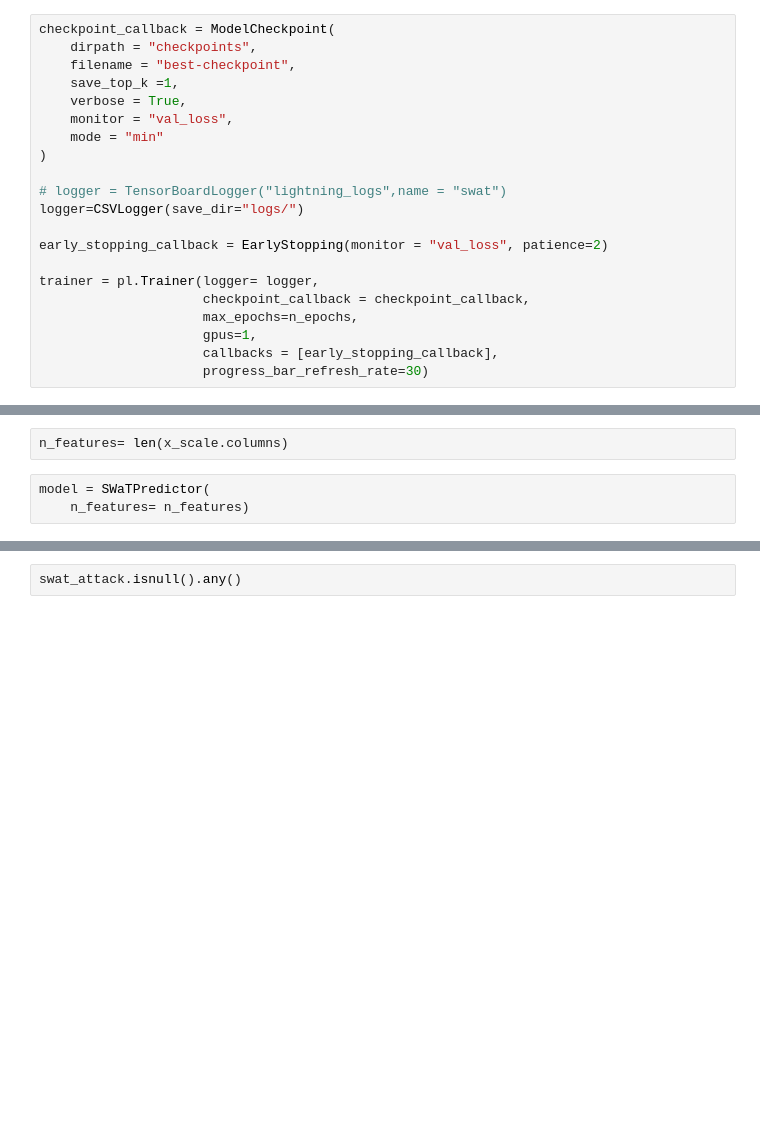
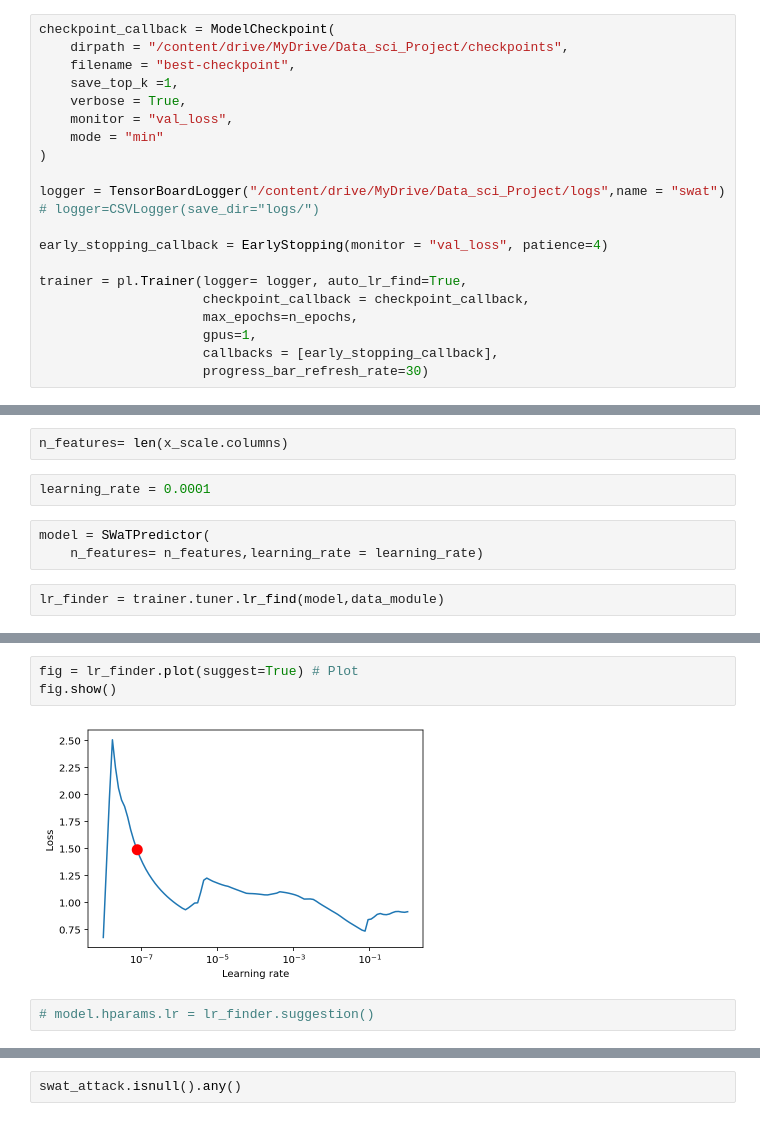
Before and after one commit to Geebigib/Explainable-Anomaly-detection-In-ICS, a Jupyter notebook: SWaT_for_hyperparameter_tuning.ipynb, the cells around one changed output, grey strips where cells are left out. Saved outputs shown, nothing was run; the diff lists cells and outputs as text; blank space fills up the shorter version.

```diff
--- a/SWaT_for_hyperparameter_tuning.ipynb
+++ b/SWaT_for_hyperparameter_tuning.ipynb
@@ -276,6 +298,6 @@ class SWaTPredictor(pl.LightningModule):
 # %%
 checkpoint_callback = ModelCheckpoint(
-    dirpath = "checkpoints",
+    dirpath = "/content/drive/MyDrive/Data_sci_Project/checkpoints",
     filename = "best-checkpoint",
     save_top_k =1,
     verbose = True,
@@ -283,12 +305,12 @@ checkpoint_callback = ModelCheckpoint(
     mode = "min"
 )
 
-# logger = TensorBoardLogger("lightning_logs",name = "swat")
-logger=CSVLogger(save_dir="logs/")
+logger = TensorBoardLogger("/content/drive/MyDrive/Data_sci_Project/logs",name = "swat")
+# logger=CSVLogger(save_dir="logs/")
 
-early_stopping_callback = EarlyStopping(monitor = "val_loss", patience=2)
+early_stopping_callback = EarlyStopping(monitor = "val_loss", patience=4)
 
-trainer = pl.Trainer(logger= logger,
+trainer = pl.Trainer(logger= logger, auto_lr_find=True,
                      checkpoint_callback = checkpoint_callback,
                      max_epochs=n_epochs,
                      gpus=1,
@@ -300,5 +324,9 @@ TPU available: None, using: 0 TPU cores
 # %%
 n_features= len(x_scale.columns)
+# %%
+learning_rate = 0.0001
 # %%
 model = SWaTPredictor(
-    n_features= n_features)
+    n_features= n_features,learning_rate = learning_rate)
+# %%
+lr_finder = trainer.tuner.lr_find(model,data_module)
@@ -305,3 +355,10 @@ model = SWaTPredictor(
+# %%
+fig = lr_finder.plot(suggest=True) # Plot
+fig.show()
+# %% [output]
+[figure, added]
+# %%
+# model.hparams.lr = lr_finder.suggestion()
 # %%
 trainer.fit(model, data_module)
 # %% [output]
```
Also changed, not shown: parts of 33 cells of this notebook.
